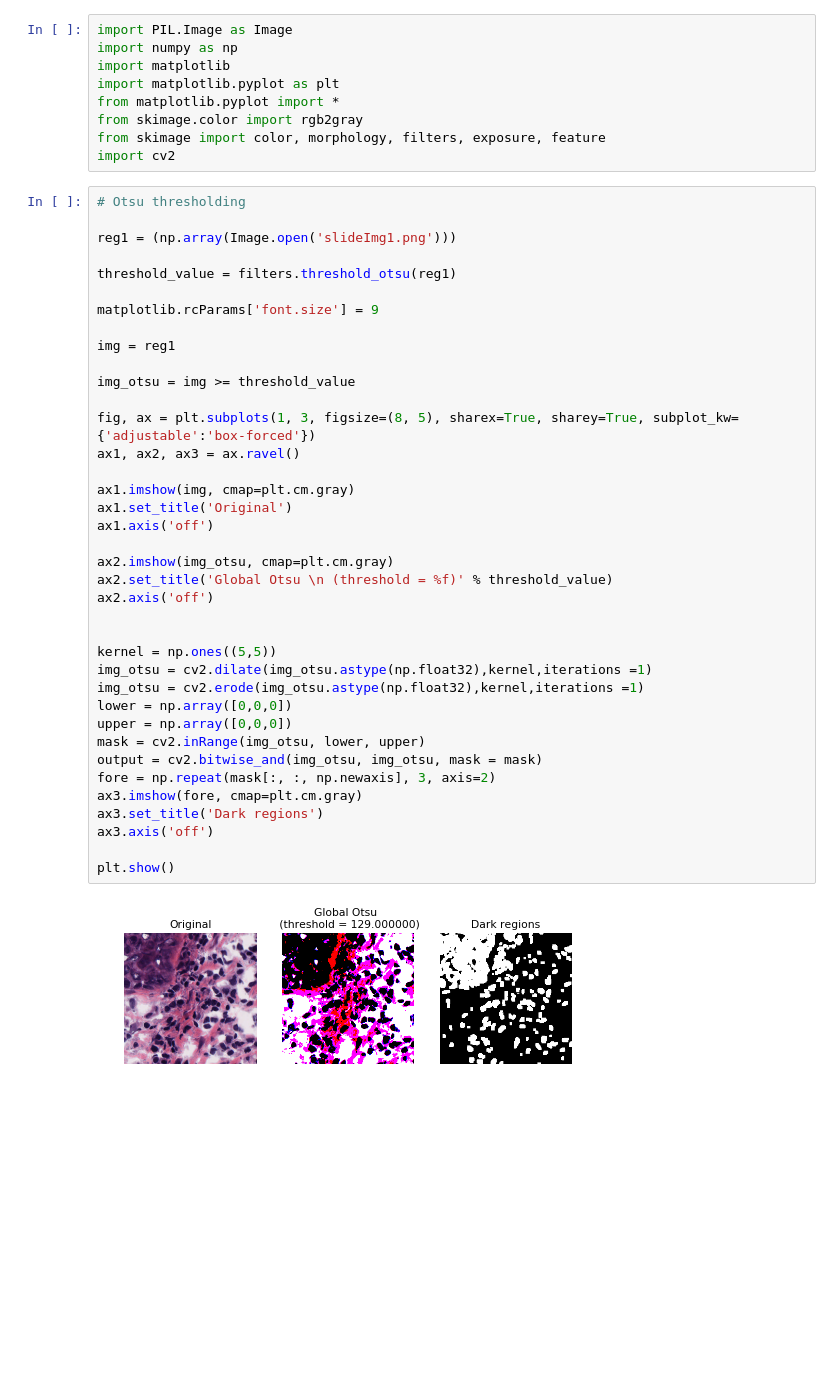
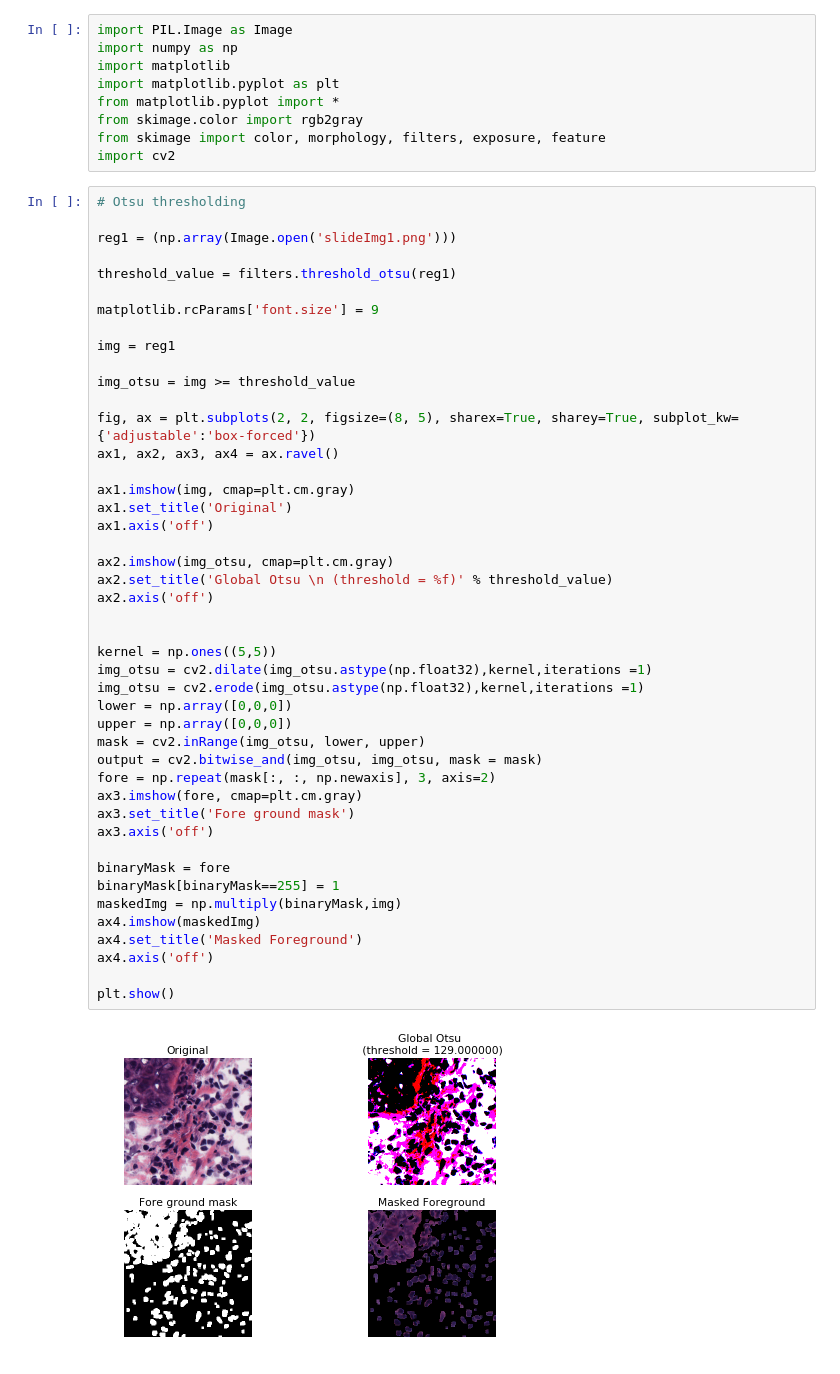
Before and after one commit to shiulid/Histology-Images, a Jupyter notebook: detectNuclei.ipynb, the cells around one changed output. Cells and saved outputs as stored; diff of their text form; blank space fills up the shorter version.

```diff
--- a/detectNuclei.ipynb
+++ b/detectNuclei.ipynb
@@ -16,37 +16,44 @@ threshold_value = filters.threshold_otsu(reg1)
 
 matplotlib.rcParams['font.size'] = 9
 
 img = reg1
 
 img_otsu = img >= threshold_value
 
-fig, ax = plt.subplots(1, 3, figsize=(8, 5), sharex=True, sharey=True, subplot_kw={'adjustable':'box-forced'})
-ax1, ax2, ax3 = ax.ravel()
+fig, ax = plt.subplots(2, 2, figsize=(8, 5), sharex=True, sharey=True, subplot_kw={'adjustable':'box-forced'})
+ax1, ax2, ax3, ax4 = ax.ravel()
 
 ax1.imshow(img, cmap=plt.cm.gray)
 ax1.set_title('Original')
 ax1.axis('off')
 
 ax2.imshow(img_otsu, cmap=plt.cm.gray)
 ax2.set_title('Global Otsu \n (threshold = %f)' % threshold_value)
 ax2.axis('off')
 
 
 kernel = np.ones((5,5))
 img_otsu = cv2.dilate(img_otsu.astype(np.float32),kernel,iterations =1)
 img_otsu = cv2.erode(img_otsu.astype(np.float32),kernel,iterations =1)
 lower = np.array([0,0,0])
 upper = np.array([0,0,0])
 mask = cv2.inRange(img_otsu, lower, upper)
 output = cv2.bitwise_and(img_otsu, img_otsu, mask = mask)
 fore = np.repeat(mask[:, :, np.newaxis], 3, axis=2)
 ax3.imshow(fore, cmap=plt.cm.gray)
-ax3.set_title('Dark regions')
+ax3.set_title('Fore ground mask')
 ax3.axis('off')
 
+binaryMask = fore
+binaryMask[binaryMask==255] = 1
+maskedImg = np.multiply(binaryMask,img)
+ax4.imshow(maskedImg)
+ax4.set_title('Masked Foreground')
+ax4.axis('off')
+
 plt.show()
 # %% [output]
-[figure, old version]
+[figure, new version]
 # %%
 # Get patches?
 import numpy as np
```
Also changed, not shown: parts of 4 cells of this notebook.
